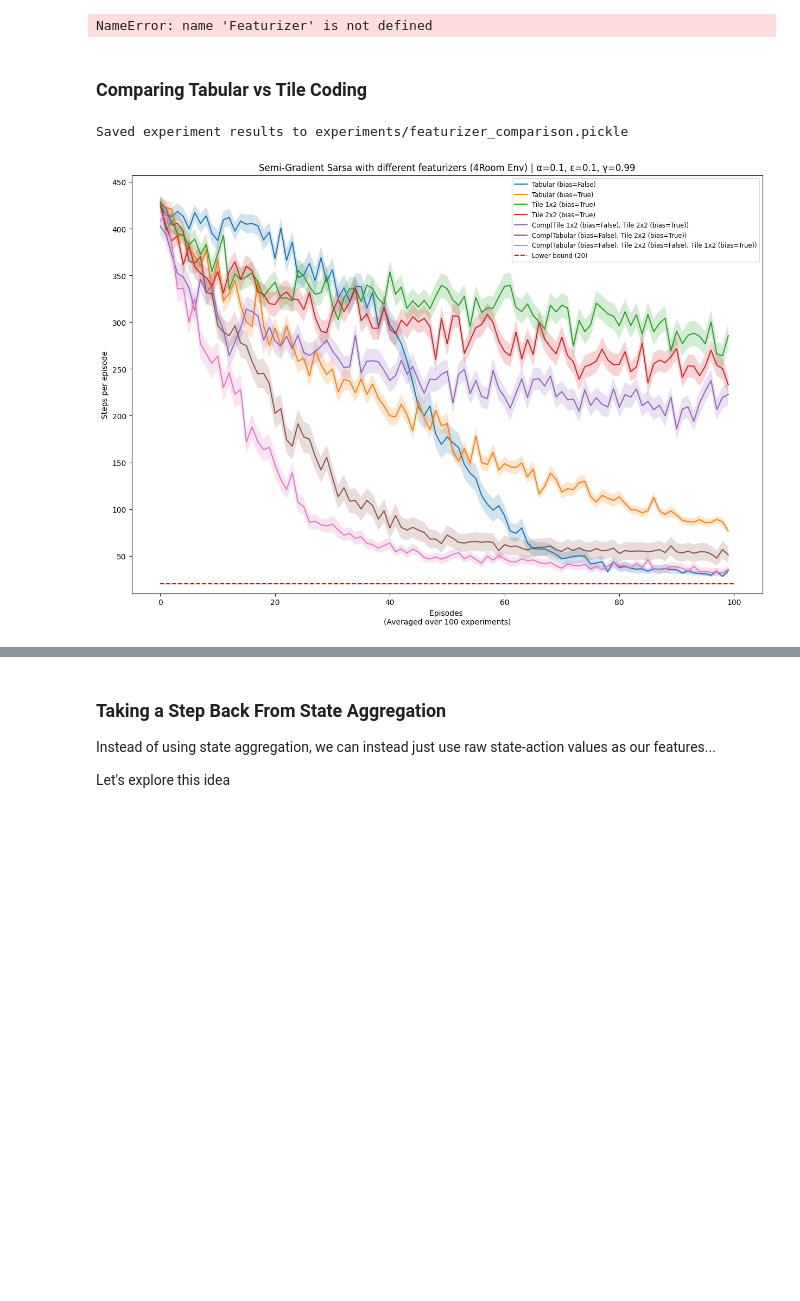
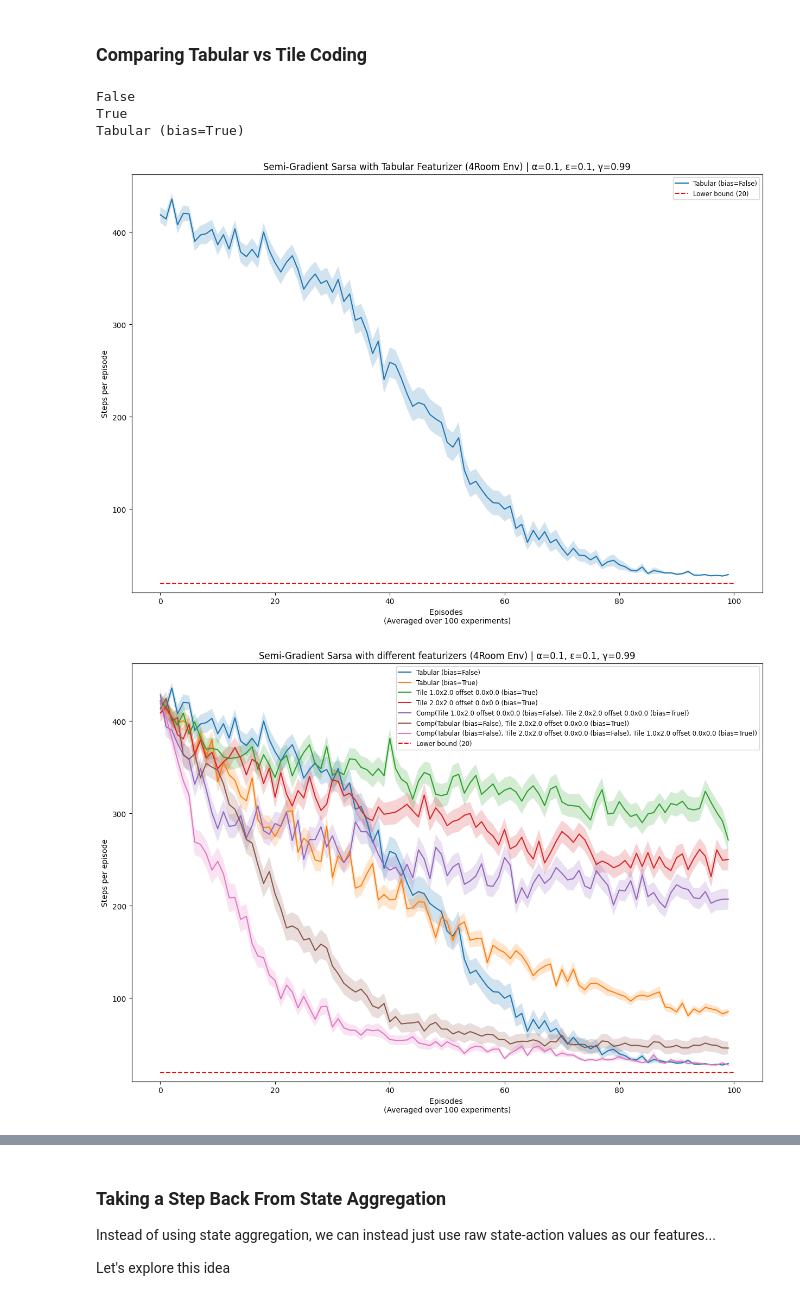
Before and after one commit to jhrudden/Function-Approximation-RL, a Jupyter notebook: experiment.ipynb, the cells around one changed output, grey strips where cells are left out. Saved outputs shown, nothing was run; the diff lists cells and outputs as text; code cells hidden in the pictures; blank space fills up the shorter version.

Commit message:
save figures from 4Room Experiments

```diff
--- a/experiment.ipynb
+++ b/experiment.ipynb
@@ -17,8 +17,9 @@ np.set_printoptions(precision=2, suppress=True)
 
 EXPERIMENT_BASE_DIR = pathlib.Path("experiments")
 EXPERIMENT_BASE_DIR.mkdir(exist_ok=True)
+
+FIG_BASE_DIR = pathlib.Path("figures")
+FIG_BASE_DIR.mkdir(exist_ok=True)
-# %% [output]
-NameError: name 'Featurizer' is not defined
 # %%
 NUM_EXPERIMENTS = 100
 NUM_EPISODES = 100
@@ -50,7 +51,7 @@ def run_experiment(env, featurizer, config: ExperimentConfig):
         experiment_results[i] = steps_per_episode
     return experiment_results
 
-def plot_steps_per_episode_experiment(experiment_results, featurizers, config: ExperimentConfig, title):
+def plot_steps_per_episode_experiment(experiment_results, featurizers, config: ExperimentConfig, title, save_path:str=None):
     num_experiments = config.n_experiments
     num_episodes = config.n_episodes
     num_featurizers = len(featurizers)
@@ -77,6 +78,10 @@ def plot_steps_per_episode_experiment(experiment_results, featurizers, config: E
     plt.hlines(lower_bound, 0, num_episodes, colors='r', linestyles='dashed', label=f'Lower bound ({lower_bound})')
     plt.ylim(bottom=lower_bound - 10)
     plt.legend(fontsize='small')
+
+    if save_path is not None:
+        plt.savefig(FIG_BASE_DIR / save_path)
+
     plt.show()
 
 featurizers_to_str = lambda featurizers: "|".join([str(f) for f in featurizers])
@@ -104,13 +109,13 @@ env = get_four_rooms_env()
 # %%
 tabular_featurizer = featurize.GridWorldTabularFeaturizer(env, include_bias=False)
 tabular_featurizer_with_bias = featurize.GridWorldTabularFeaturizer(env)
-tile_2_by_2_featurizer = featurize.GridWorldTileFeaturizer(env, 2, 2)
+tile_2_by_2_featurizer = featurize.GridWorldTileFeaturizer(env, 2.)
 
 composition_of_tile_and_tabular_featurizer = featurize.CompositionFeaturizer(
     [tabular_featurizer_with_bias, tile_2_by_2_featurizer]
 )
 
-tile_1_by_2_featurizer = featurize.GridWorldTileFeaturizer(env, 1, 2)
+tile_1_by_2_featurizer = featurize.GridWorldTileFeaturizer(env, [1.,2.])
 
 tile_composition_featurizer = featurize.CompositionFeaturizer([
     tile_1_by_2_featurizer, tile_2_by_2_featurizer
@@ -119,6 +124,10 @@ tile_composition_featurizer = featurize.CompositionFeaturizer([
 big_composition_of_tile_and_tabular_featurizer = featurize.CompositionFeaturizer([
     tabular_featurizer_with_bias, tile_2_by_2_featurizer, tile_1_by_2_featurizer
 ])
+# %% [output]
+False
+True
+Tabular (bias=True)
 # %%
 FEATURIZER_COMPARISON_PICKLE = "featurizer_comparison.pickle"
 
@@ -135,12 +144,12 @@ except FileNotFoundError:
     for f in range(NUM_FEATURIZERS):
         experiment_results[f] = run_experiment(env, featurizers[f], base_config)
     save_experiment_results(experiment_results, featurizers, base_config, FEATURIZER_COMPARISON_PICKLE)
-# %% [output]
-Saved experiment results to experiments/featurizer_comparison.pickle
 # %%
-plot_steps_per_episode_experiment(experiment_results, featurizers, base_config, title=f'Semi-Gradient Sarsa with different featurizers (4Room Env)')
+plot_steps_per_episode_experiment(experiment_results[0][np.newaxis], [featurizers[0]], base_config, title=f'Semi-Gradient Sarsa with Tabular Featurizer (4Room Env)', save_path='tabular_featurizer_4Room.png')
+plot_steps_per_episode_experiment(experiment_results, featurizers, base_config, title=f'Semi-Gradient Sarsa with different featurizers (4Room Env)', save_path='featurizer_comparison_4Room.png')
 # %% [output]
-[figure, old version]
+[figure, new version]
+[figure, added]
 # %%
 metrics = {
     'Featurizer': [str(f) for f in featurizers],
```
Also changed, not shown: parts of 3 cells of this notebook, 1 other file.
